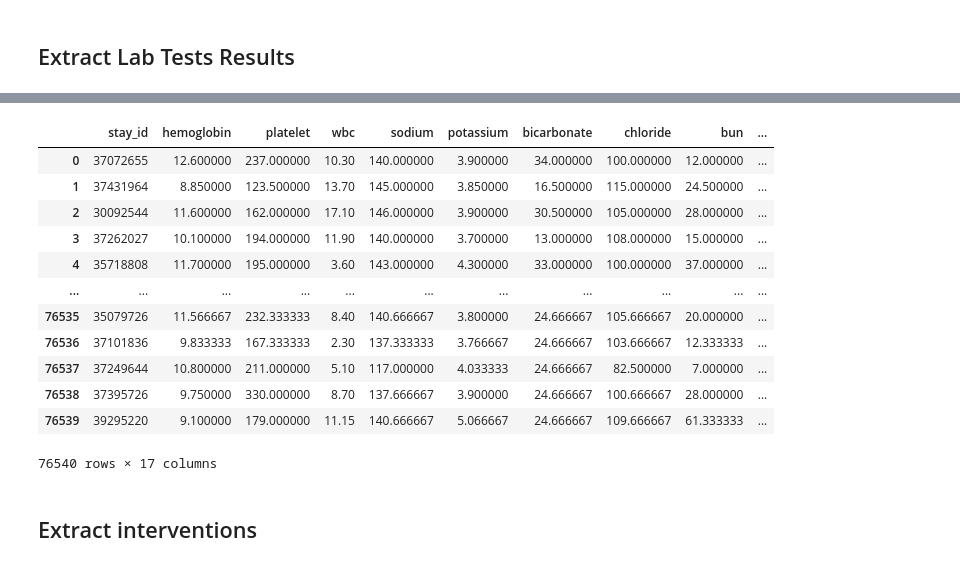
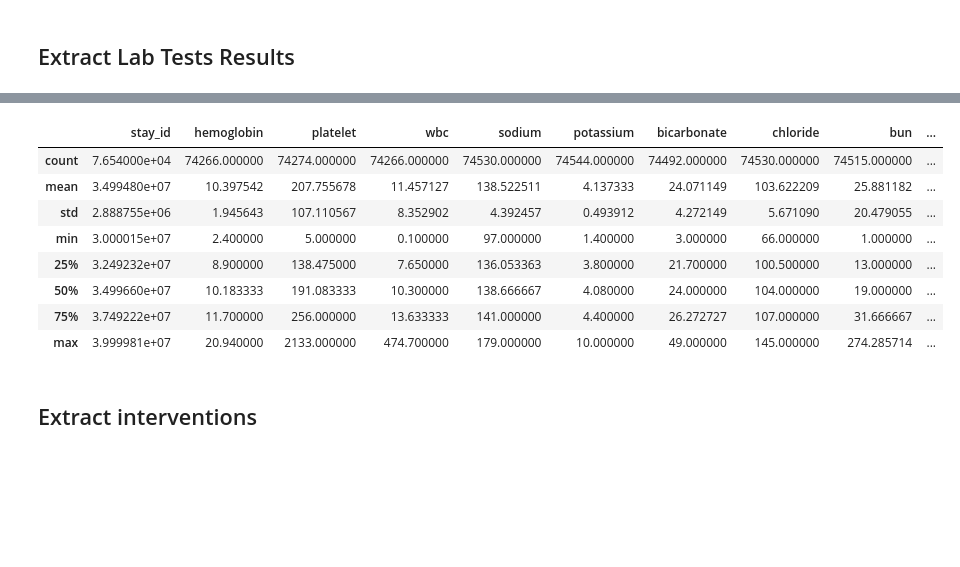
Before and after one commit to Jarvis-BITS/midodrine-mimic-iv, a Jupyter notebook: notebook/01_cohort_data_extraction.ipynb, the cells around one changed output, grey strips where cells are left out. Cells and saved outputs as stored; diff of their text form; code cells hidden in the pictures; blank space fills up the shorter version.

```diff
--- a/notebook/01_cohort_data_extraction.ipynb
+++ b/notebook/01_cohort_data_extraction.ipynb
@@ -663,5 +655,5 @@ lab_tests_data = (
     .to_dataframe()
 )
 # %%
-lab_tests_data
+lab_tests_data.describe()
 # %% [output]
@@ -669,16 +660,12 @@ Warning: total number of rows (76540) exceeds max_rows (20000). Falling back to
 |  | stay_id | hemoglobin | platelet | wbc | sodium | potassium | bicarbonate | chloride | bun | ... |
-| 0 | 37072655 | 12.600000 | 237.000000 | 10.30 | 140.000000 | 3.900000 | 34.000000 | 100.000000 | 12.000000 | ... |
-| 1 | 37431964 | 8.850000 | 123.500000 | 13.70 | 145.000000 | 3.850000 | 16.500000 | 115.000000 | 24.500000 | ... |
-| 2 | 30092544 | 11.600000 | 162.000000 | 17.10 | 146.000000 | 3.900000 | 30.500000 | 105.000000 | 28.000000 | ... |
-| 3 | 37262027 | 10.100000 | 194.000000 | 11.90 | 140.000000 | 3.700000 | 13.000000 | 108.000000 | 15.000000 | ... |
-| 4 | 35718808 | 11.700000 | 195.000000 | 3.60 | 143.000000 | 4.300000 | 33.000000 | 100.000000 | 37.000000 | ... |
-| ... | ... | ... | ... | ... | ... | ... | ... | ... | ... | ... |
-| 76535 | 35079726 | 11.566667 | 232.333333 | 8.40 | 140.666667 | 3.800000 | 24.666667 | 105.666667 | 20.000000 | ... |
-| 76536 | 37101836 | 9.833333 | 167.333333 | 2.30 | 137.333333 | 3.766667 | 24.666667 | 103.666667 | 12.333333 | ... |
-| 76537 | 37249644 | 10.800000 | 211.000000 | 5.10 | 117.000000 | 4.033333 | 24.666667 | 82.500000 | 7.000000 | ... |
-| 76538 | 37395726 | 9.750000 | 330.000000 | 8.70 | 137.666667 | 3.900000 | 24.666667 | 100.666667 | 28.000000 | ... |
-| 76539 | 39295220 | 9.100000 | 179.000000 | 11.15 | 140.666667 | 5.066667 | 24.666667 | 109.666667 | 61.333333 | ... |
+| count | 7.654000e+04 | 74266.000000 | 74274.000000 | 74266.000000 | 74530.000000 | 74544.000000 | 74492.000000 | 74530.000000 | 74515.000000 | ... |
+| mean | 3.499480e+07 | 10.397542 | 207.755678 | 11.457127 | 138.522511 | 4.137333 | 24.071149 | 103.622209 | 25.881182 | ... |
+| std | 2.888755e+06 | 1.945643 | 107.110567 | 8.352902 | 4.392457 | 0.493912 | 4.272149 | 5.671090 | 20.479055 | ... |
+| min | 3.000015e+07 | 2.400000 | 5.000000 | 0.100000 | 97.000000 | 1.400000 | 3.000000 | 66.000000 | 1.000000 | ... |
+| 25% | 3.249232e+07 | 8.900000 | 138.475000 | 7.650000 | 136.053363 | 3.800000 | 21.700000 | 100.500000 | 13.000000 | ... |
+| 50% | 3.499660e+07 | 10.183333 | 191.083333 | 10.300000 | 138.666667 | 4.080000 | 24.000000 | 104.000000 | 19.000000 | ... |
+| 75% | 3.749222e+07 | 11.700000 | 256.000000 | 13.633333 | 141.000000 | 4.400000 | 26.272727 | 107.000000 | 31.666667 | ... |
+| max | 3.999981e+07 | 20.940000 | 2133.000000 | 474.700000 | 179.000000 | 10.000000 | 49.000000 | 145.000000 | 274.285714 | ... |
-76540 rows × 17 columns
 # %% [markdown]
 ## Extract interventions
 # %%
```
Also changed, not shown: parts of 37 cells of this notebook.
